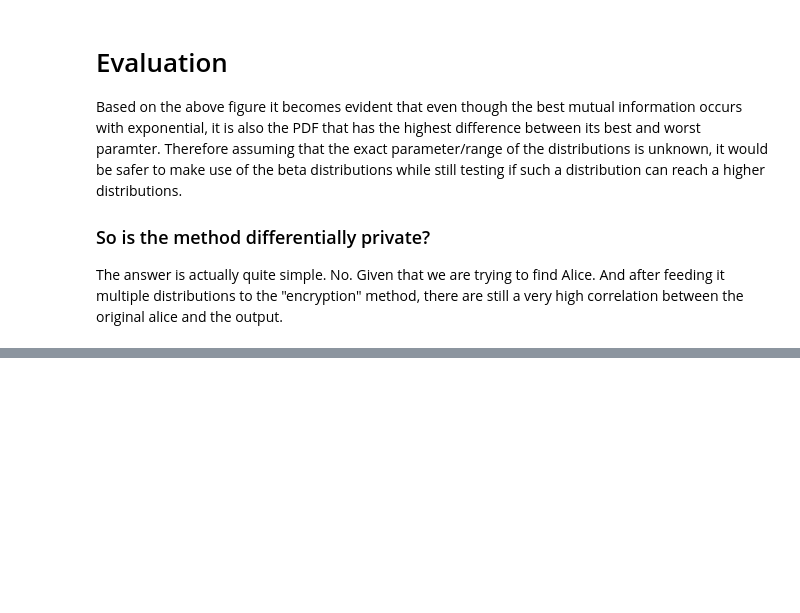
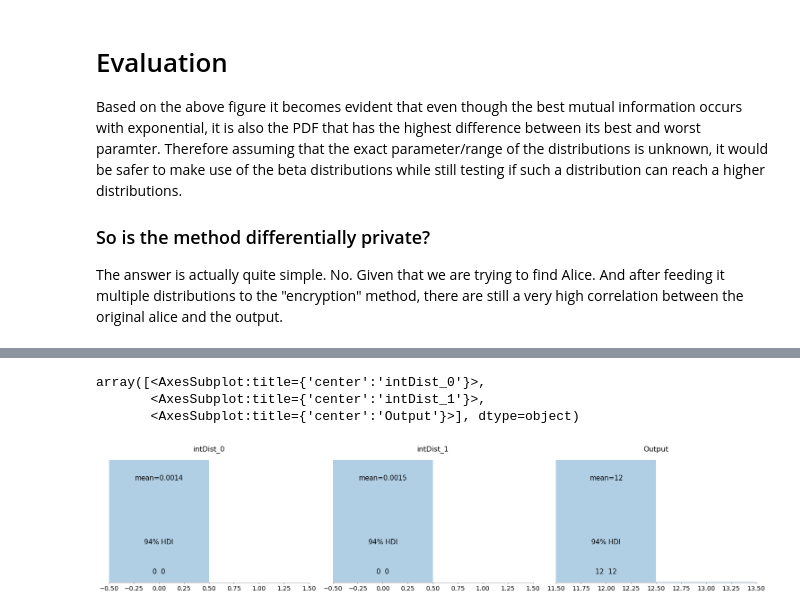
Before and after one commit to tommcamm/privugger, a Jupyter notebook: Analysis.ipynb, the cells around one changed output, grey strips where cells are left out. Cells and saved outputs as stored; diff of their text form; code cells hidden in the pictures; blank space fills up the shorter version.

```diff
--- a/Analysis.ipynb
+++ b/Analysis.ipynb
@@ -181,0 +310,8 @@ The answer is actually quite simple. No. Given that we are trying to find Alice.
+# %%
+import pymc3 as pm
+pm.plot_posterior(data.traces[0][0])
+# %% [output]
+array([<AxesSubplot:title={'center':'intDist_0'}>,
+       <AxesSubplot:title={'center':'intDist_1'}>,
+       <AxesSubplot:title={'center':'Output'}>], dtype=object)
+[figure, added]
```
Also changed, not shown: parts of 40 cells of this notebook, 7 other files.
